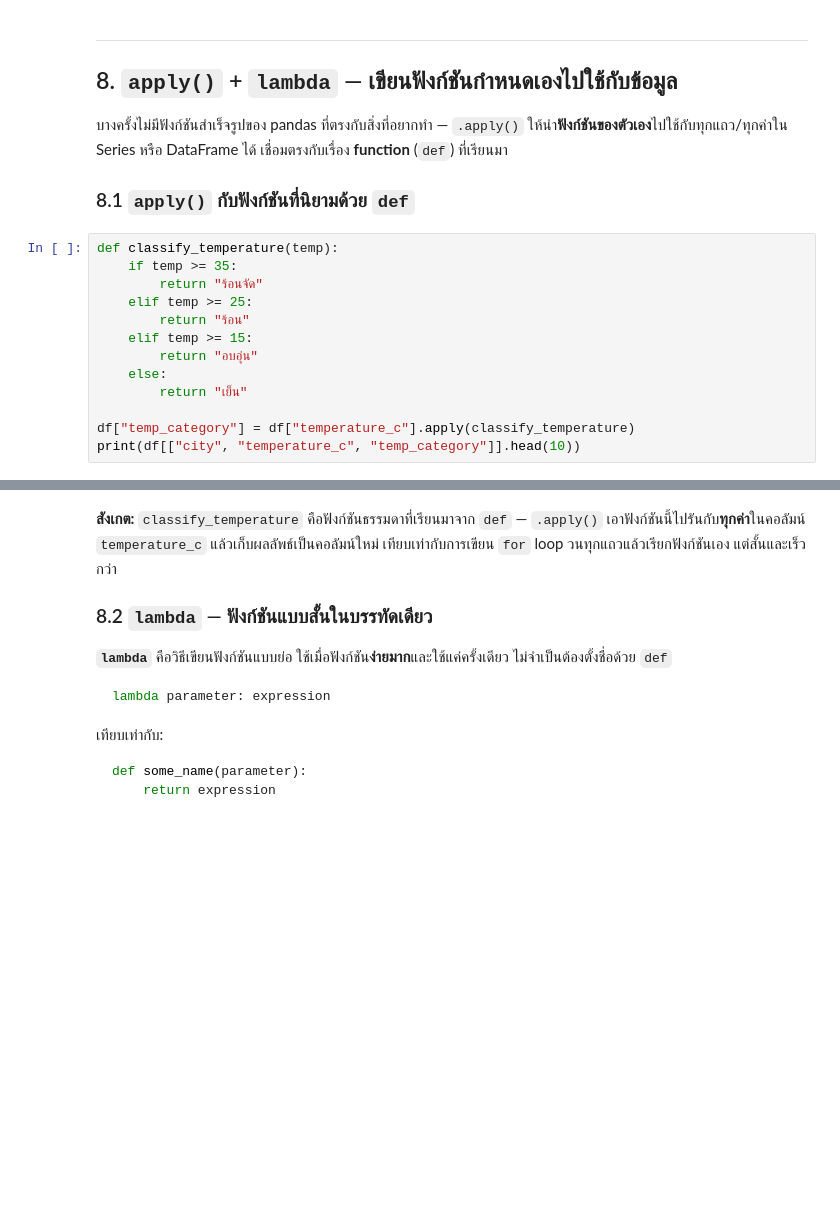
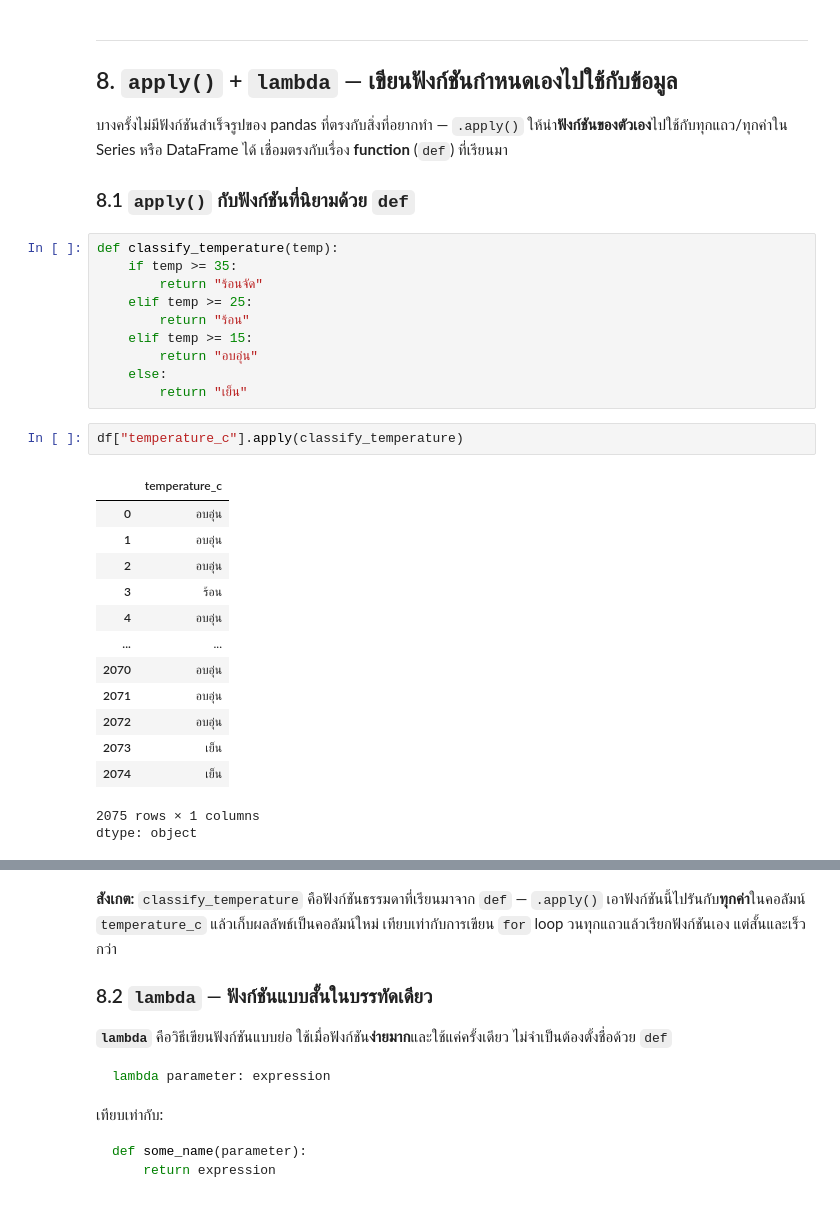
Before and after one commit to teemaphorn/SC612104-Coursework, a Jupyter notebook: Session9_Pandas_Advanced.ipynb, the cells around one changed output, grey strips where cells are left out. Cells and saved outputs as stored; diff of their text form; blank space fills up the shorter version.

```diff
--- a/Session9_Pandas_Advanced.ipynb
+++ b/Session9_Pandas_Advanced.ipynb
@@ -946,6 +976,20 @@ def classify_temperature(temp):
         return "อบอุ่น"
     else:
         return "เย็น"
-
-df["temp_category"] = df["temperature_c"].apply(classify_temperature)
-print(df[["city", "temperature_c", "temp_category"]].head(10))
+# %%
+df["temperature_c"].apply(classify_temperature)
+# %% [output]
+|  | temperature_c |
+| 0 | อบอุ่น |
+| 1 | อบอุ่น |
+| 2 | อบอุ่น |
+| 3 | ร้อน |
+| 4 | อบอุ่น |
+| ... | ... |
+| 2070 | อบอุ่น |
+| 2071 | อบอุ่น |
+| 2072 | อบอุ่น |
+| 2073 | เย็น |
+| 2074 | เย็น |
+2075 rows × 1 columns
+dtype: object
```
Also changed, not shown: parts of 33 cells of this notebook.
